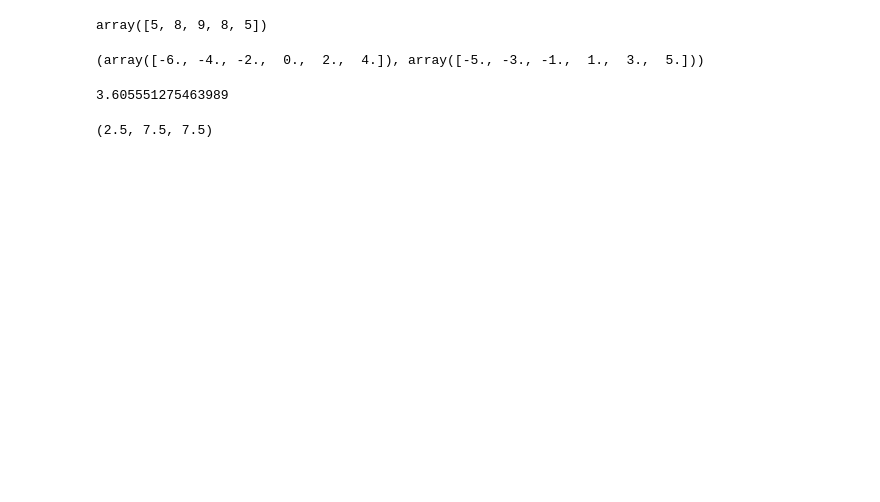
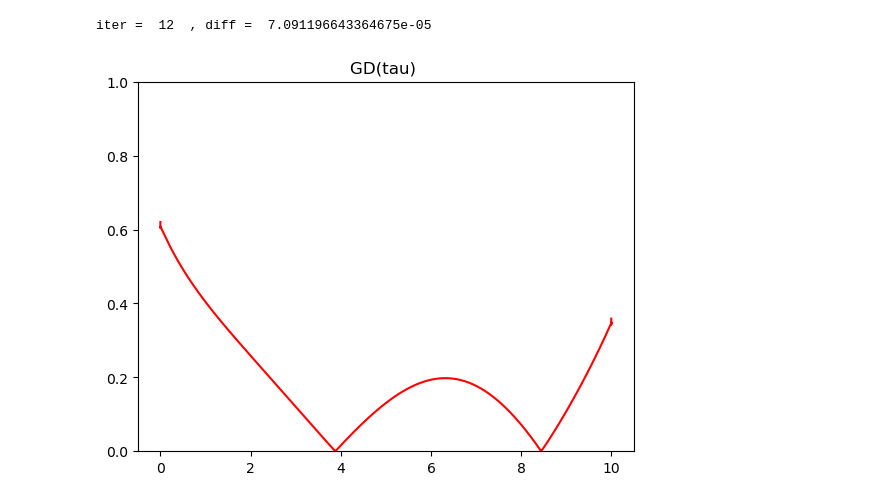
Before and after one commit to aravindhshankar/TwoSidedYSYK, a Jupyter notebook: Metal_Imag_time.ipynb, the cells around one changed output. Drawn from its saved outputs; the diff is of its cells as text; code cells hidden in the pictures; blank space fills up the shorter version.

```diff
--- a/Metal_Imag_time.ipynb
+++ b/Metal_Imag_time.ipynb
@@ -4,20 +4,20 @@ import numpy as np
 import matplotlib.pyplot as plt
 from matplotlib import rcParams
 # %%
-# Nbig = int(1e4)
-Nbig = 10
+Nbig = int(1e5)
+#Nbig = 10
 Jot = 1.0
 err = 1e-4
 
-beta = np.pi
-beta = 10
+beta = 10.0
 mu = 0
 g = 1.0
-J = 1.0
+J = 0.0
 phase = np.pi/2
-lamb = 1.0 * np.exp(1.0j * phase)
+lamb = 0.2 * np.exp(1.0j * phase)
 alpha = 1.0
 r = 0.1
+kappa = 1
 
 
 omega = (2 * np.arange(Nbig) - Nbig + 1) * np.pi/beta
@@ -43,7 +43,7 @@ while(diff>err):
     oldDODtau = 1.0*DODtau
 
     oldGDomega = Time2FreqF(oldGDtau,Nbig,beta)
-    oldGODomega = Time2FreqF(oldGOdtau,Nbig,beta)
+    oldGODomega = Time2FreqF(oldGODtau,Nbig,beta)
     oldDDomega = Time2FreqB(oldDDtau,Nbig,beta)
     oldDODomega = Time2FreqB(oldDODtau,Nbig,beta)
 
@@ -61,7 +61,7 @@ while(diff>err):
     detDmat = (nu**2 + r - PiDomega)**2 + (J + PiODomega)**2
 
     GDomega = x*((1j*omega - mu - SigmaDomega)/detGmat) + (1-x)*oldGDomega
-    GDomega = x*((np.abs(lamb) + SigmaODomega)/detGmat) + (1-x)*oldGODomega
+    GODomega = x*((np.abs(lamb) + SigmaODomega)/detGmat) + (1-x)*oldGODomega
     DDomega = x*((nu**2 + r - PiDomega)/detDmat) + (1-x)*oldDDomega
     DODomega = x*((J + PiODomega)/detDmat) + (1-x)*oldDODomega
 
@@ -79,31 +79,15 @@ while(diff>err):
 
 
 print("iter = ",itern," , diff = ", diff)
+# %% [output]
+iter =  12  , diff =  7.091196643364675e-05
 # %%
-
 val = 1
 
-ax = plt.plot(np.real(Gtau[val:-val]),'r')
+ax = plt.plot(tau[val:-val],np.abs(GDtau[val:-val]),'r')
 
-plt.xlim([0,Nbig])
-plt.ylim([0,0.6])
-plt.title("G(tau) ")
+plt.ylim([0,1])
+plt.title("GD(tau) ")
 plt.show()
+# %% [output]
+[figure, added]
-# %%
-A = np.array([1,2,3,4,5])
-A * A[::-1]
-# %% [output]
-array([5, 8, 9, 8, 5])
-# %%
-nu, omega
-# %% [output]
-(array([-6., -4., -2.,  0.,  2.,  4.]), array([-5., -3., -1.,  1.,  3.,  5.]))
-# %%
-np.abs(2+3j)
-# %% [output]
-3.605551275463989
-# %%
-i = 2
-tau[i], beta-tau[i], tau[::-1][i]
-# %% [output]
-(2.5, 7.5, 7.5)
```
Also changed, not shown: parts of 1 cell of this notebook.
